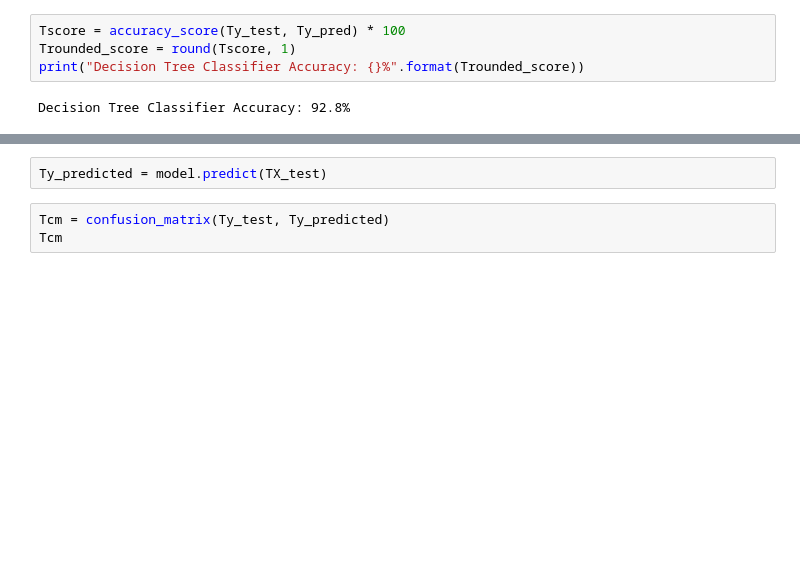
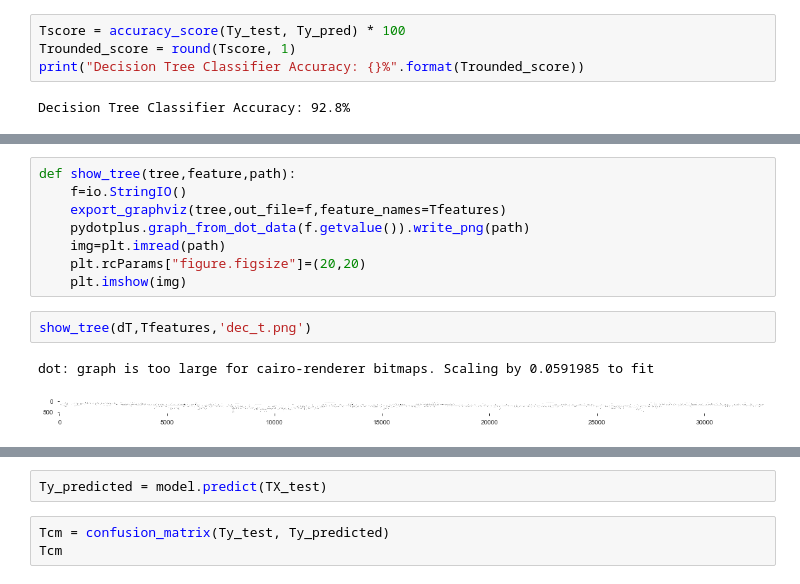
Before and after one commit to MBCoder123/DataMineProject, a Jupyter notebook: Project.ipynb, the cells around one changed output, grey strips where cells are left out. Saved outputs shown, nothing was run; the diff lists cells and outputs as text; blank space fills up the shorter version.

```diff
--- a/Project.ipynb
+++ b/Project.ipynb
@@ -384,3 +390,16 @@ Decision Tree Classifier Accuracy: 92.8%
+# %%
+def show_tree(tree,feature,path):
+    f=io.StringIO()
+    export_graphviz(tree,out_file=f,feature_names=Tfeatures)
+    pydotplus.graph_from_dot_data(f.getvalue()).write_png(path)
+    img=plt.imread(path)
+    plt.rcParams["figure.figsize"]=(20,20)
+    plt.imshow(img)
+# %%
+show_tree(dT,Tfeatures,'dec_t.png')
+# %% [output]
+dot: graph is too large for cairo-renderer bitmaps. Scaling by 0.0591985 to fit
+[figure, added]
 # %%
 for i in range(1,20):
     model = RandomForestClassifier(n_estimators=i)
```
Also changed, not shown: parts of 5 cells of this notebook.
